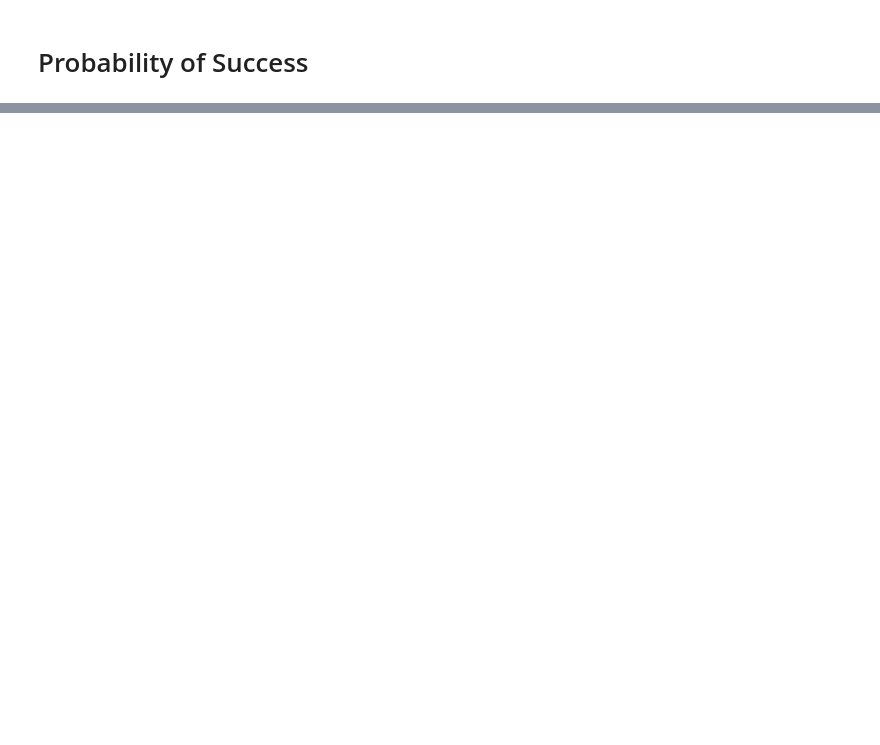
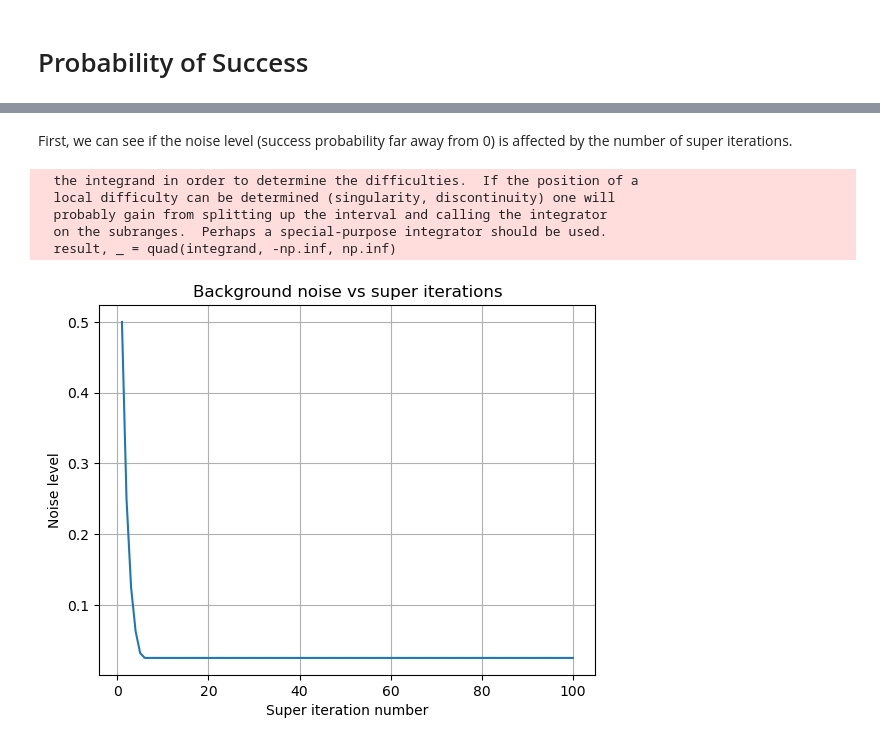
Before and after one commit to OnatAyldz/rodeo_algorithm_frib, a Jupyter notebook: noisecalculator.ipynb, the cells around one changed output, grey strips where cells are left out. Drawn from its saved outputs; the diff is of its cells as text; code cells hidden in the pictures; blank space fills up the shorter version.

```diff
--- a/noisecalculator.ipynb
+++ b/noisecalculator.ipynb
@@ -15,0 +49,22 @@ np.exp
+# %% [markdown]
+First, we can see if the noise level (success probability far away from 0) is affected by the number of super iterations.
+# %%
+N_super_list = np.arange(1,101,1)
+output = []
+sigma = 1
+for iterations in N_super_list:
+    prob = calculate_integral(sigma, iterations, 50) # Assuming 100 is far enough from the energy
+    output.append(prob)
+
+plt.plot(N_super_list, output)
+plt.xlabel("Super iteration number")
+plt.ylabel("Noise level")
+plt.title("Background noise vs super iterations")
+plt.grid()
+# %% [output]
+  the integrand in order to determine the difficulties.  If the position of a
+  local difficulty can be determined (singularity, discontinuity) one will
+  probably gain from splitting up the interval and calling the integrator
+  on the subranges.  Perhaps a special-purpose integrator should be used.
+  result, _ = quad(integrand, -np.inf, np.inf)
+[figure, added]
```
Also changed, not shown: parts of 15 cells of this notebook.
